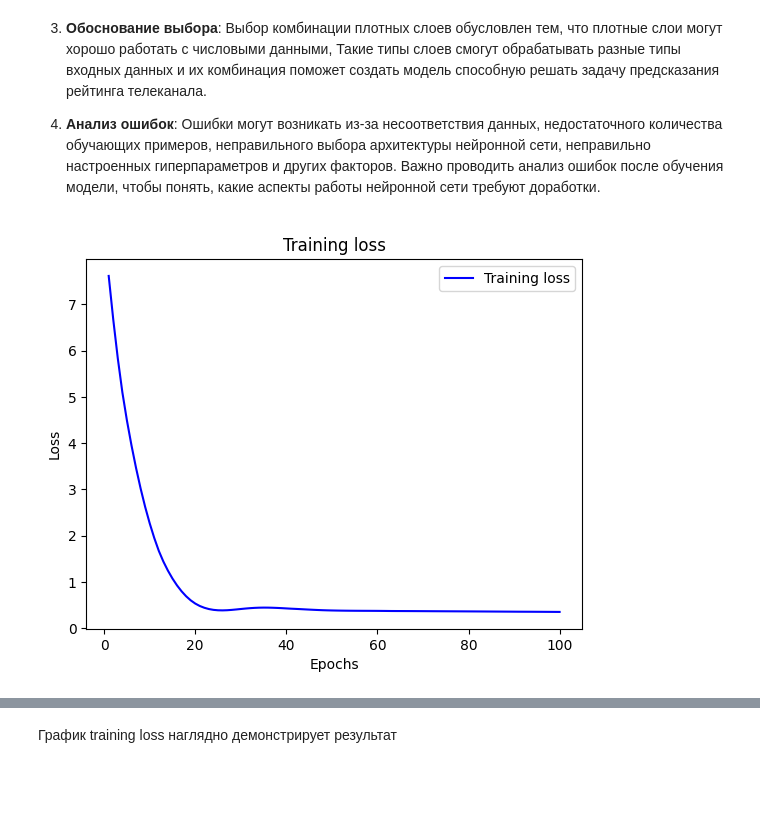
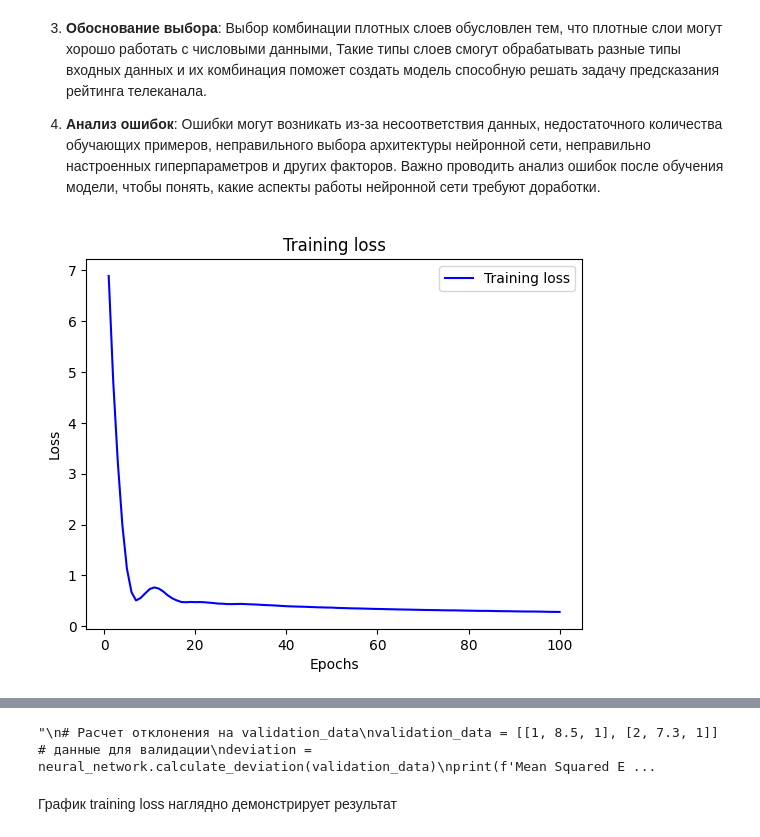
Before and after one commit to ITech7750/channel-ratings-predictor, a Jupyter notebook: profi_olimp.ipynb, the cells around one changed output, grey strips where cells are left out. Cells and saved outputs as stored; diff of their text form; code cells hidden in the pictures; blank space fills up the shorter version.

```diff
--- a/profi_olimp.ipynb
+++ b/profi_olimp.ipynb
@@ -147,17 +124,19 @@ for i in range(7):
 # %%
 train_data = []
 train_labels = []
-for i in range(len(ans1)):
-    for j in range(len(ans2)):
-        if (ans1[i][0] == ans2[j][0]):
-            ans1[i][0] = i
-            ans2[j][0] = i
-            train_data.append(ans1[i])
-            train_labels.append(ans2[j])
-
-print(len(train_data))
-print(len(train_labels))
 
 for i in range(7):
-    frame = pd.read_csv(f'csv_export_train{i + 1}.csv')
-    frame = pd.read_csv(f'csv_export_mediascope{i + 1}.csv')
+
+    frame1 = pd.read_csv(f'csv_export_train{i + 1}.csv').to_numpy()
+    frame2 = pd.read_csv(f'csv_export_mediascope{i + 1}.csv').to_numpy()
+
+    for i in range(len(frame1)):
+        for j in range(len(frame2)):
+            if (frame1[i][0] == frame2[j][0]):
+                frame1[i][0] = i
+                frame2[j][0] = i
+                train_data.append(frame1[i])
+                train_labels.append(frame2[j])
+
+#print(len(train_data))
+#print(len(train_labels))
@@ -338,28 +309,29 @@ class NeuralNetwork:
         plt.show()
 # %%
 # Каналы для предсказания
-channel1 = Channel(1, 8.07, 3.82)
-channel2 = Channel(2, 7.3, 1)
+channel = Channel(1, 8.07, 3.82)
+
 
 # Создание экземпляра нейронной сети
 neural_network = NeuralNetwork()
 
 # Обучение нейронной сети
 
 """
 train_data = [[1, 8.5, 1], [2, 7.3, 1]]  # примеры данных для обучения
 train_labels = [[1, 'TV1', 8.7, 0.4, 0.8], [2, 'TV2', 7.0, 0.3, 0.6]]  # метки для обучения
 """
 
 neural_network.train(train_data, train_labels, epochs=100)
 
 # Предсказание рейтингов для каналов
-print(neural_network.predict(channel1))
-print(neural_network.predict(channel2))
+print(neural_network.predict(channel))
 
+"""
 # Расчет отклонения на validation_data
-#validation_data = [[1, 8.5, 1], [2, 7.3, 1]]  # данные для валидации
-#deviation = neural_network.calculate_deviation(validation_data)
-#print(f'Mean Squared Error: {deviation.numpy()}')
+validation_data = [[1, 8.5, 1], [2, 7.3, 1]]  # данные для валидации
+deviation = neural_network.calculate_deviation(validation_data)
+print(f'Mean Squared Error: {deviation.numpy()}')
+"""
 # %% [output]
-[figure, old version]
+[figure, new version]
@@ -370,2 +340,3 @@ print(neural_network.predict(channel2))
+"\n# Расчет отклонения на validation_data\nvalidation_data = [[1, 8.5, 1], [2, 7.3, 1]]  # данные для валидации\ndeviation = neural_network.calculate_deviation(validation_data)\nprint(f'Mean Squared E ...
 # %% [markdown]
 График training loss наглядно демонстрирует результат
```
Also changed, not shown: parts of 14 cells of this notebook.
